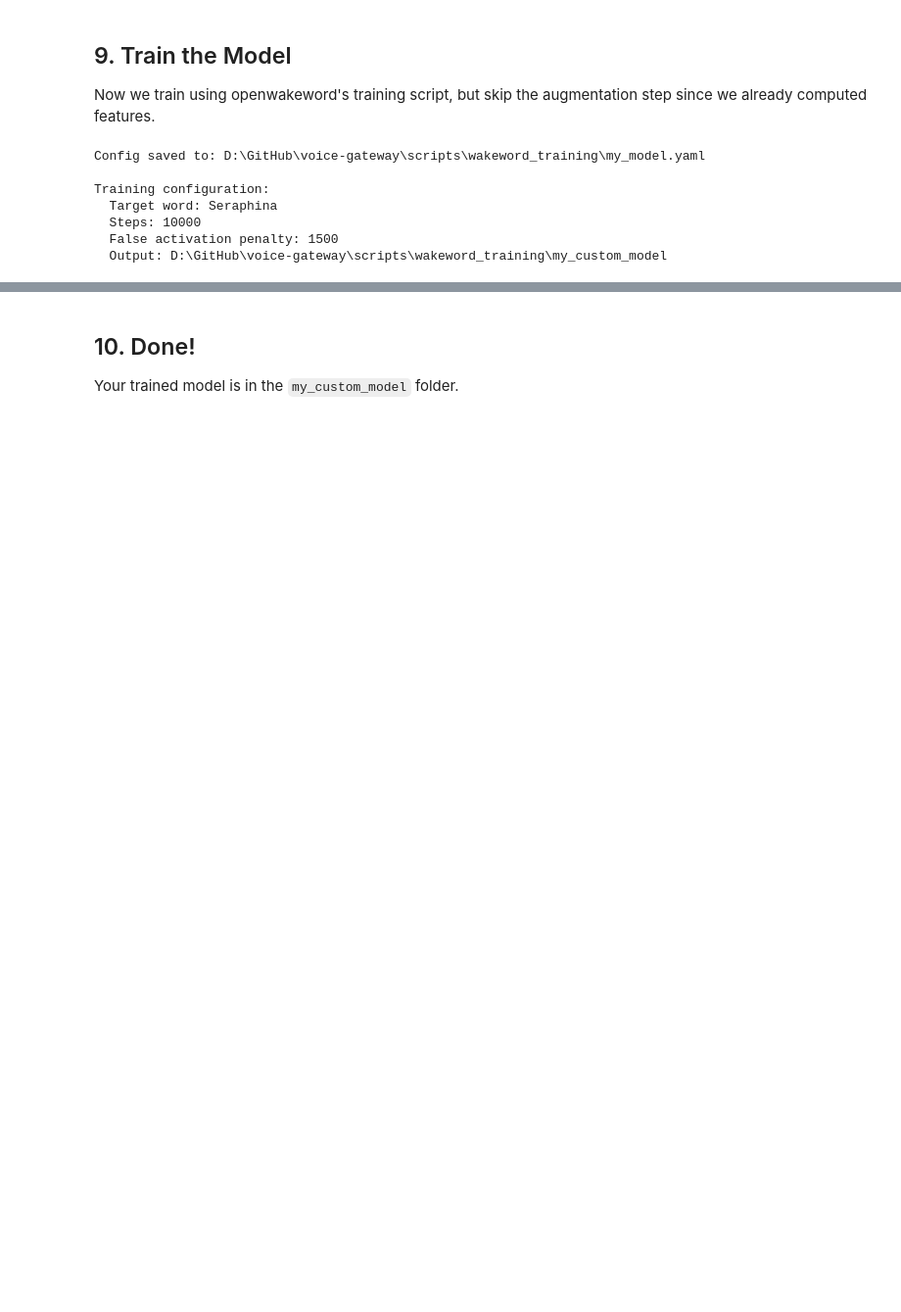
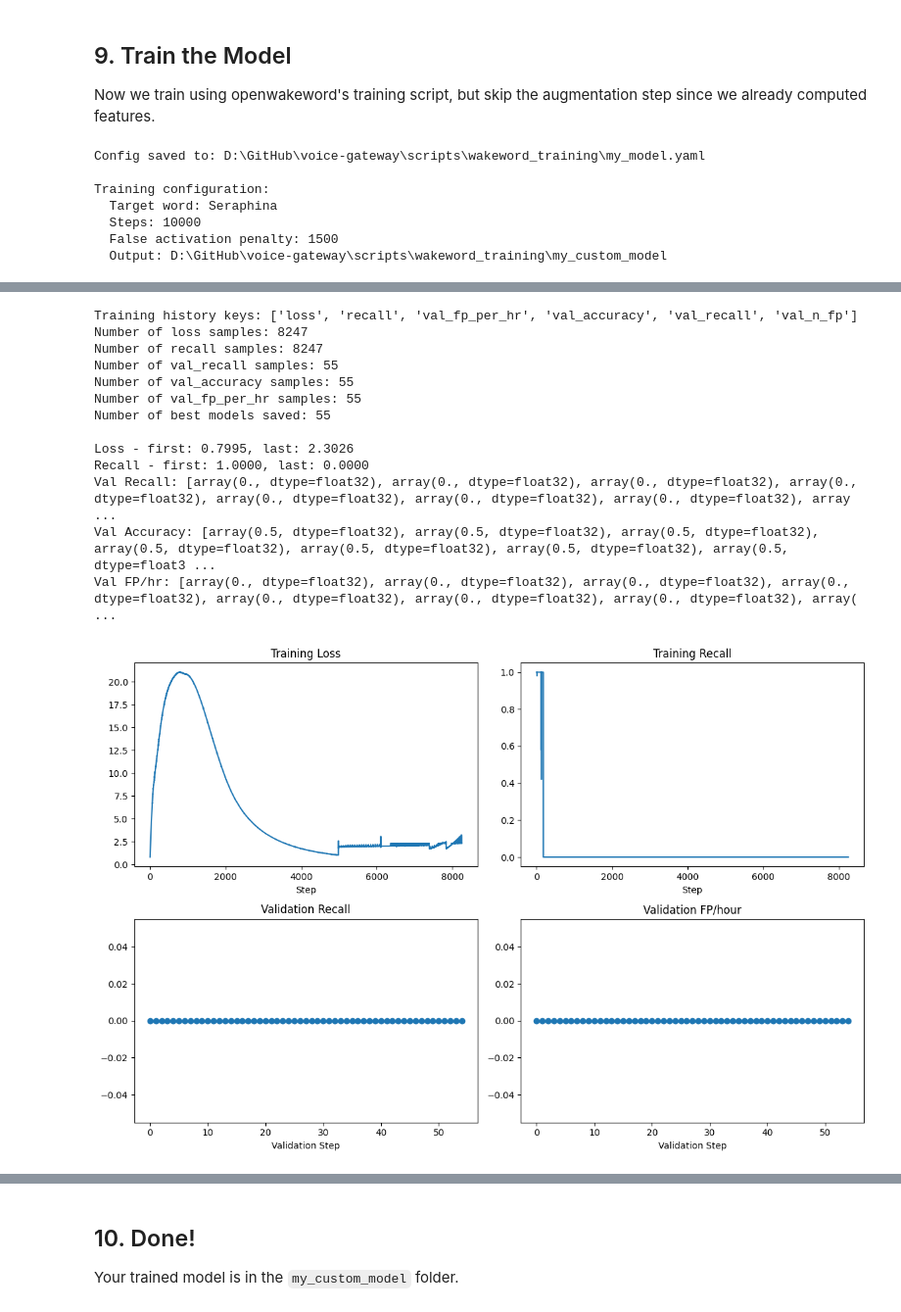
Before and after one commit to YtGz/voice-gateway, a Jupyter notebook: scripts/wakeword_training/train_wakeword.ipynb, the cells around one changed output, grey strips where cells are left out. Shown at 98% size. Cells and saved outputs as stored; diff of their text form; code cells hidden in the pictures; blank space fills up the shorter version.

```diff
--- a/scripts/wakeword_training/train_wakeword.ipynb
+++ b/scripts/wakeword_training/train_wakeword.ipynb
@@ -971,8 +951,9 @@ Saved 446 feature vectors to D:\GitHub\voice-gateway\scripts\wakeword_training\m
 # %%
 # Verify feature files
-print("\nFeature files:")
+print("Feature files:")
+for f in [positive_train_features, positive_test_features, negative_train_features, negative_test_features]:
     if f.exists():
-        data = np.load(str(f), mmap_mode='r')
+        data = np.load(str(f), mmap_mode="r")
         print(f"  {f.name}: shape={data.shape}")
     else:
         print(f"  {f.name}: NOT FOUND")
@@ -1039,3 +1016,9 @@ FALSE_ACTIVATION_PENALTY = 1500
+# %%
+# Training parameters
+# NOTE: Start with lower penalty and increase if too many false positives
+# Too high penalty (e.g., 1500) causes model collapse (predicts all zeros)
+N_STEPS = 10000
+FALSE_ACTIVATION_PENALTY = 50  # Start low, increase if needed
 # %%
 import yaml
 
@@ -1506,3 +1519,69 @@ print("\nTraining complete!")
+# %%
+# Inspect training history
+import matplotlib.pyplot as plt
+
+history = oww_model.history
+print("Training history keys:", list(history.keys()))
+print(f"Number of loss samples: {len(history.get('loss', []))}")
+print(f"Number of recall samples: {len(history.get('recall', []))}")
+print(f"Number of val_recall samples: {len(history.get('val_recall', []))}")
+print(f"Number of val_accuracy samples: {len(history.get('val_accuracy', []))}")
+print(f"Number of val_fp_per_hr samples: {len(history.get('val_fp_per_hr', []))}")
+print(f"Number of best models saved: {len(oww_model.best_models)}")
+
+if history.get('loss'):
+    print(f"\nLoss - first: {history['loss'][0]:.4f}, last: {history['loss'][-1]:.4f}")
+if history.get('recall'):
+    print(f"Recall - first: {history['recall'][0]:.4f}, last: {history['recall'][-1]:.4f}")
+if history.get('val_recall'):
+    print(f"Val Recall: {history['val_recall']}")
+if history.get('val_accuracy'):
+    print(f"Val Accuracy: {history['val_accuracy']}")
+if history.get('val_fp_per_hr'):
+    print(f"Val FP/hr: {history['val_fp_per_hr']}")
+
+# Plot if we have data
+if history.get('loss') and len(history['loss']) > 10:
+    fig, axes = plt.subplots(2, 2, figsize=(12, 8))
+
+    axes[0, 0].plot(history['loss'])
+    axes[0, 0].set_title('Training Loss')
+    axes[0, 0].set_xlabel('Step')
+
+    if history.get('recall'):
+        axes[0, 1].plot(history['recall'])
+        axes[0, 1].set_title('Training Recall')
+        axes[0, 1].set_xlabel('Step')
+
+    if history.get('val_recall'):
+        axes[1, 0].plot(history['val_recall'], 'o-')
+        axes[1, 0].set_title('Validation Recall')
+        axes[1, 0].set_xlabel('Validation Step')
+
+    if history.get('val_fp_per_hr'):
+        axes[1, 1].plot(history['val_fp_per_hr'], 'o-')
+        axes[1, 1].set_title('Validation FP/hour')
+        axes[1, 1].set_xlabel('Validation Step')
+
+    plt.tight_layout()
+    plt.show()
+else:
+    print("\nNot enough training data to plot - model may not have trained properly")
+# %% [output]
+Training history keys: ['loss', 'recall', 'val_fp_per_hr', 'val_accuracy', 'val_recall', 'val_n_fp']
+Number of loss samples: 8247
+Number of recall samples: 8247
+Number of val_recall samples: 55
+Number of val_accuracy samples: 55
+Number of val_fp_per_hr samples: 55
+Number of best models saved: 55
+
+Loss - first: 0.7995, last: 2.3026
+Recall - first: 1.0000, last: 0.0000
+Val Recall: [array(0., dtype=float32), array(0., dtype=float32), array(0., dtype=float32), array(0., dtype=float32), array(0., dtype=float32), array(0., dtype=float32), array(0., dtype=float32), array ...
+Val Accuracy: [array(0.5, dtype=float32), array(0.5, dtype=float32), array(0.5, dtype=float32), array(0.5, dtype=float32), array(0.5, dtype=float32), array(0.5, dtype=float32), array(0.5, dtype=float3 ...
+Val FP/hr: [array(0., dtype=float32), array(0., dtype=float32), array(0., dtype=float32), array(0., dtype=float32), array(0., dtype=float32), array(0., dtype=float32), array(0., dtype=float32), array( ...
+[figure, added]
 # %%
 # Export the trained model
 OUTPUT_DIR.mkdir(parents=True, exist_ok=True)
```
Also changed, not shown: parts of 19 cells of this notebook.
